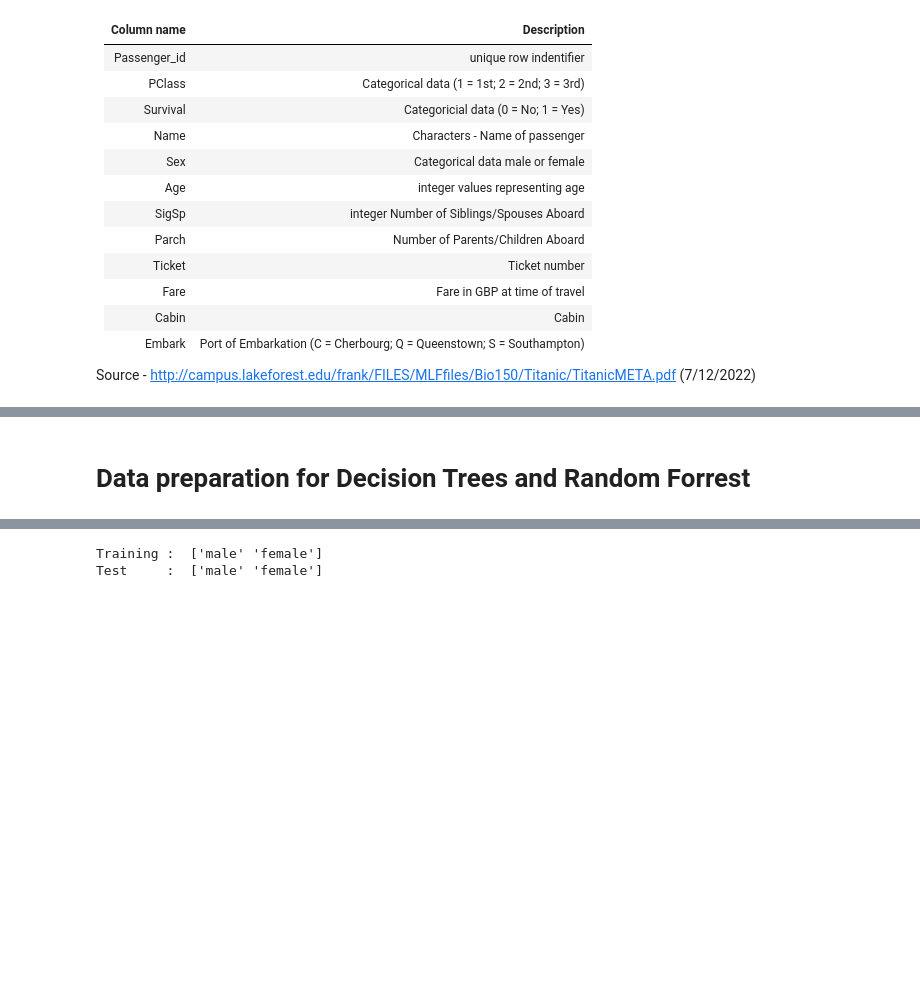
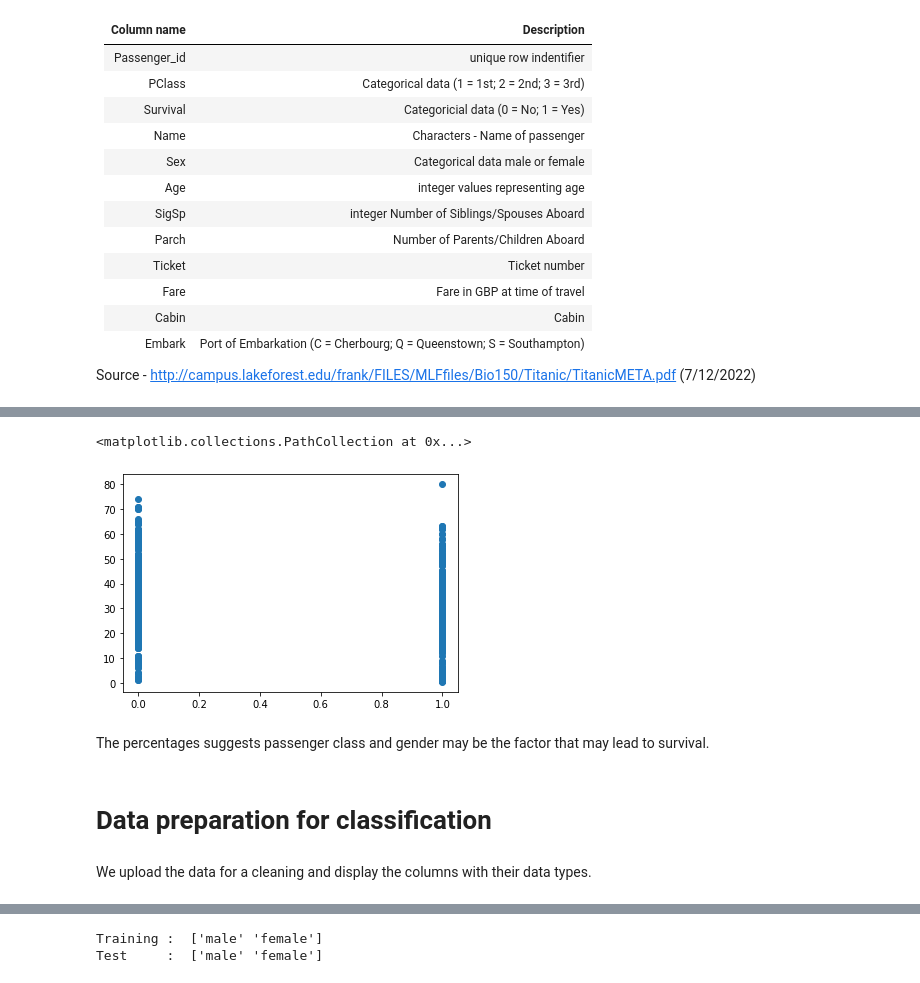
Before and after one commit to patRyserWelch8/KaggleTitanic, a Jupyter notebook: titanic.ipynb, the cells around one changed output, grey strips where cells are left out. Drawn from its saved outputs; the diff is of its cells as text; code cells hidden in the pictures; blank space fills up the shorter version.

Commit message:
Kaggle Notebook | Data preparation for ML techniques | Version 70

```diff
--- a/titanic.ipynb
+++ b/titanic.ipynb
@@ -160,2 +321,11 @@ Source - http://campus.lakeforest.edu/frank/FILES/MLFfiles/Bio150/Titanic/Titani
+# %%
+plt.scatter(titanic_train.Survived, titanic_train.Age)
+# %% [output]
+<matplotlib.collections.PathCollection at 0x...>
+[figure, added]
+# %% [markdown]
+The percentages suggests passenger class and gender may be the factor that may lead to survival.
 # %% [markdown]
-# Data preparation for Decision Trees and Random Forrest
+# Data preparation for classification
+# %% [markdown]
+We upload the data for a cleaning and display the columns with their data types.
```
Also changed, not shown: parts of 287 cells of this notebook.
